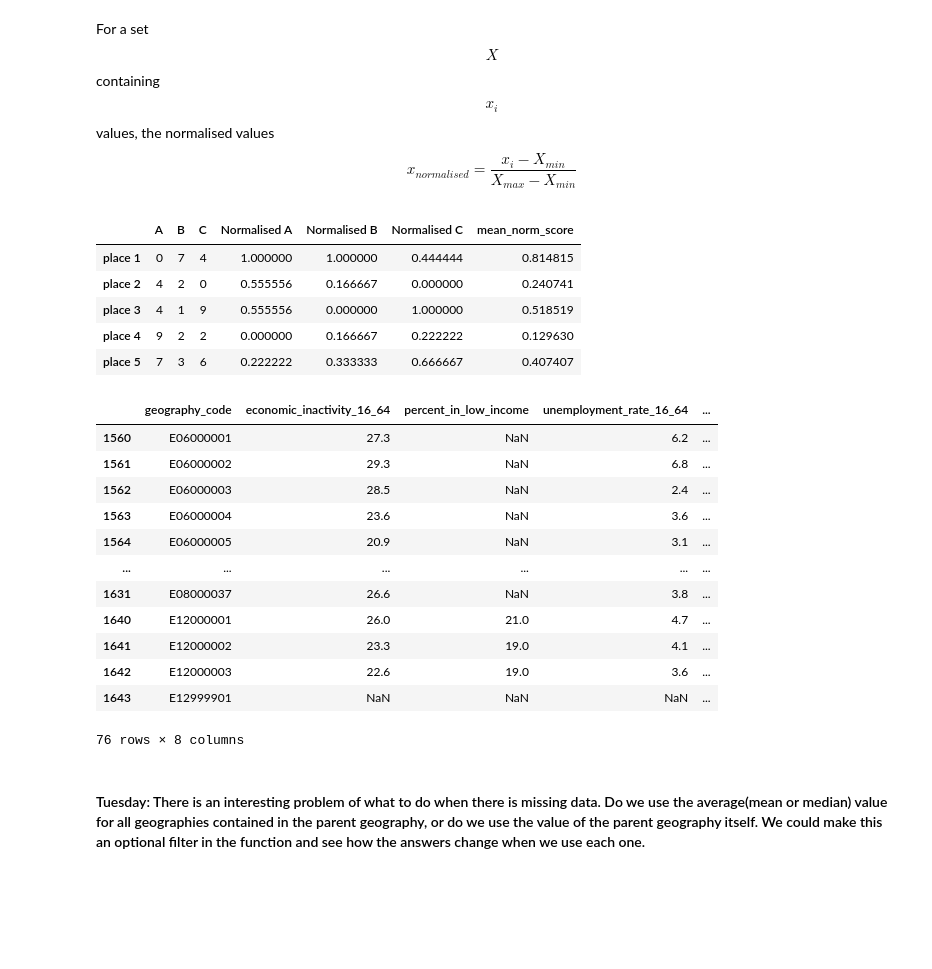
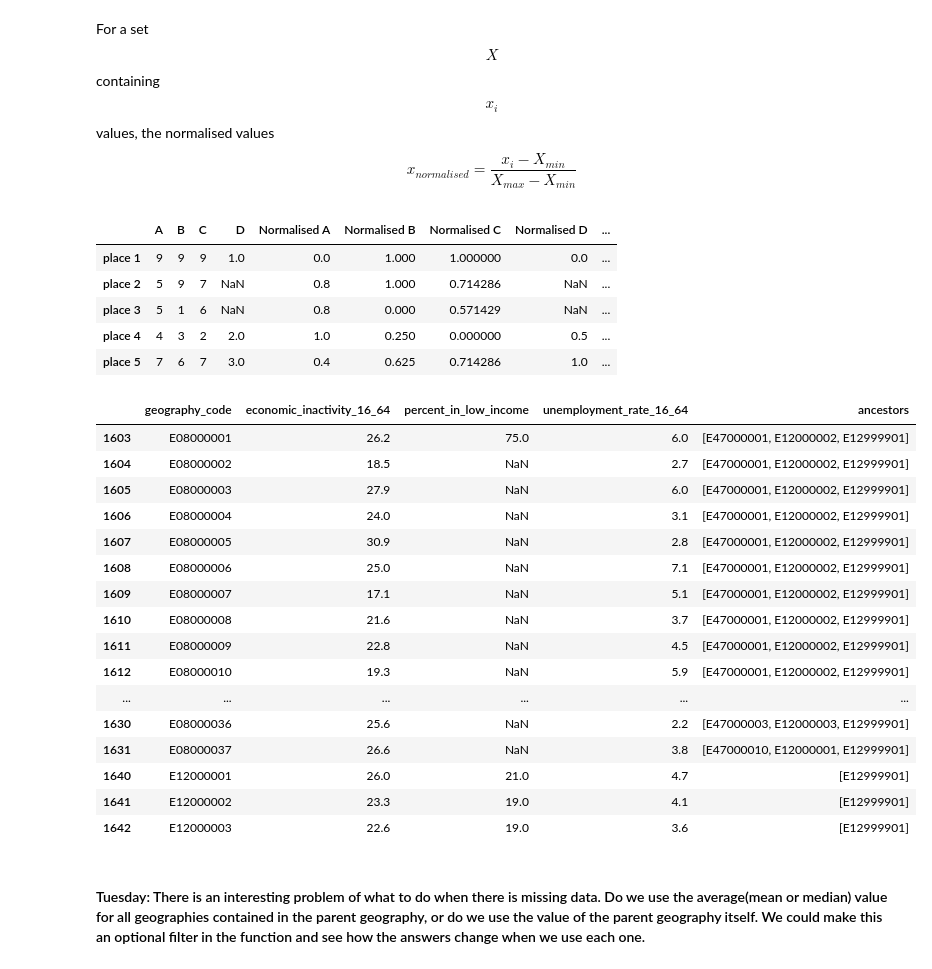
Before and after one commit to open-innovations/jrf-insight, a Jupyter notebook: playground/modelling/economic_insecurity.ipynb, the cells around one changed output. Cells and saved outputs as stored; diff of their text form; code cells hidden in the pictures; blank space fills up the shorter version.

```diff
--- a/playground/modelling/economic_insecurity.ipynb
+++ b/playground/modelling/economic_insecurity.ipynb
@@ -45,6 +49,8 @@ def normalise(df, highest_score_wins):
     colnames = df.columns.to_list()
     if 'geography_code' in colnames:
         colnames.remove('geography_code')
+    if 'ancestors' in colnames:
+        colnames.remove('ancestors')
     norm_cols = []
     i = 0
     for col in colnames:
@@ -59,45 +65,50 @@ def normalise(df, highest_score_wins):
     df['mean_norm_score'] = df[norm_cols].mean(axis=1)
     return df
 
-normalise(df, [False, True, True])
+normalise(df, [False, True, True, True])
 # %% [output]
-|  | A | B | C | Normalised A | Normalised B | Normalised C | mean_norm_score |
-| place 1 | 0 | 7 | 4 | 1.000000 | 1.000000 | 0.444444 | 0.814815 |
-| place 2 | 4 | 2 | 0 | 0.555556 | 0.166667 | 0.000000 | 0.240741 |
-| place 3 | 4 | 1 | 9 | 0.555556 | 0.000000 | 1.000000 | 0.518519 |
-| place 4 | 9 | 2 | 2 | 0.000000 | 0.166667 | 0.222222 | 0.129630 |
-| place 5 | 7 | 3 | 6 | 0.222222 | 0.333333 | 0.666667 | 0.407407 |
+|  | A | B | C | D | Normalised A | Normalised B | Normalised C | Normalised D | ... |
+| place 1 | 9 | 9 | 9 | 1.0 | 0.0 | 1.000 | 1.000000 | 0.0 | ... |
+| place 2 | 5 | 9 | 7 | NaN | 0.8 | 1.000 | 0.714286 | NaN | ... |
+| place 3 | 5 | 1 | 6 | NaN | 0.8 | 0.000 | 0.571429 | NaN | ... |
+| place 4 | 4 | 3 | 2 | 2.0 | 1.0 | 0.250 | 0.000000 | 0.5 | ... |
+| place 5 | 7 | 6 | 7 | 3.0 | 0.4 | 0.625 | 0.714286 | 1.0 | ... |
 # %%
 # data columns to use from place_data.json
-usecols = ['geography_code', 'economic_inactivity_16_64', 'percent_in_low_income', 'unemployment_rate_16_64']
+usecols = ['geography_code', 'economic_inactivity_16_64', 'percent_in_low_income', 'unemployment_rate_16_64', 'ancestors']
 
 # columns to rank
 cols_to_norm = ['economic_inactivity_16_64', 'percent_in_low_income', 'unemployment_rate_16_64']
 
 # read the data
 data = pd.read_json(r"C:\Users\LukeStrange\Code\jrf-insight\data\interim\place_data.json")
 
 # select only necessary columns and "regions"
 data = data.loc[:, usecols]
-data = data.loc[data.geography_code.str.startswith(('E120', 'E129', 'E06', 'E07', 'E08'))]
+data = data.loc[data.geography_code.str.startswith(('E120', 'E08'))]#, 'E129', 'E06', 'E07', 'E08'))]
 #data.loc[1643, 'unemployment_rate_16_64'] = 3.8
 # for this example we want all these metrics a LOW value is less likely to cause poverty
 highest_score_wins = [False, False, False]
-returned = normalise(data, highest_score_wins)
-returned
+#data = normalise(data, highest_score_wins)
+data.loc[1603, 'percent_in_low_income'] = 75.0
+data
 # %% [output]
-|  | geography_code | economic_inactivity_16_64 | percent_in_low_income | unemployment_rate_16_64 | ... |
-| 1560 | E06000001 | 27.3 | NaN | 6.2 | ... |
-| 1561 | E06000002 | 29.3 | NaN | 6.8 | ... |
-| 1562 | E06000003 | 28.5 | NaN | 2.4 | ... |
-| 1563 | E06000004 | 23.6 | NaN | 3.6 | ... |
-| 1564 | E06000005 | 20.9 | NaN | 3.1 | ... |
+|  | geography_code | economic_inactivity_16_64 | percent_in_low_income | unemployment_rate_16_64 | ancestors |
+| 1603 | E08000001 | 26.2 | 75.0 | 6.0 | [E47000001, E12000002, E12999901] |
+| 1604 | E08000002 | 18.5 | NaN | 2.7 | [E47000001, E12000002, E12999901] |
+| 1605 | E08000003 | 27.9 | NaN | 6.0 | [E47000001, E12000002, E12999901] |
+| 1606 | E08000004 | 24.0 | NaN | 3.1 | [E47000001, E12000002, E12999901] |
+| 1607 | E08000005 | 30.9 | NaN | 2.8 | [E47000001, E12000002, E12999901] |
+| 1608 | E08000006 | 25.0 | NaN | 7.1 | [E47000001, E12000002, E12999901] |
+| 1609 | E08000007 | 17.1 | NaN | 5.1 | [E47000001, E12000002, E12999901] |
+| 1610 | E08000008 | 21.6 | NaN | 3.7 | [E47000001, E12000002, E12999901] |
+| 1611 | E08000009 | 22.8 | NaN | 4.5 | [E47000001, E12000002, E12999901] |
+| 1612 | E08000010 | 19.3 | NaN | 5.9 | [E47000001, E12000002, E12999901] |
 | ... | ... | ... | ... | ... | ... |
-| 1631 | E08000037 | 26.6 | NaN | 3.8 | ... |
-| 1640 | E12000001 | 26.0 | 21.0 | 4.7 | ... |
-| 1641 | E12000002 | 23.3 | 19.0 | 4.1 | ... |
-| 1642 | E12000003 | 22.6 | 19.0 | 3.6 | ... |
-| 1643 | E12999901 | NaN | NaN | NaN | ... |
+| 1630 | E08000036 | 25.6 | NaN | 2.2 | [E47000003, E12000003, E12999901] |
+| 1631 | E08000037 | 26.6 | NaN | 3.8 | [E47000010, E12000001, E12999901] |
+| 1640 | E12000001 | 26.0 | 21.0 | 4.7 | [E12999901] |
+| 1641 | E12000002 | 23.3 | 19.0 | 4.1 | [E12999901] |
+| 1642 | E12000003 | 22.6 | 19.0 | 3.6 | [E12999901] |
-76 rows × 8 columns
 # %% [markdown]
 #### Tuesday: There is an interesting problem of what to do when there is missing data. Do we use the average(mean or median) value for all geographies contained in the parent geography, or do we use the value of the parent geography itself. We could make this an optional filter in the function and see how the answers change when we use each one.
```
Also changed, not shown: parts of 6 cells of this notebook, 6 other files.
